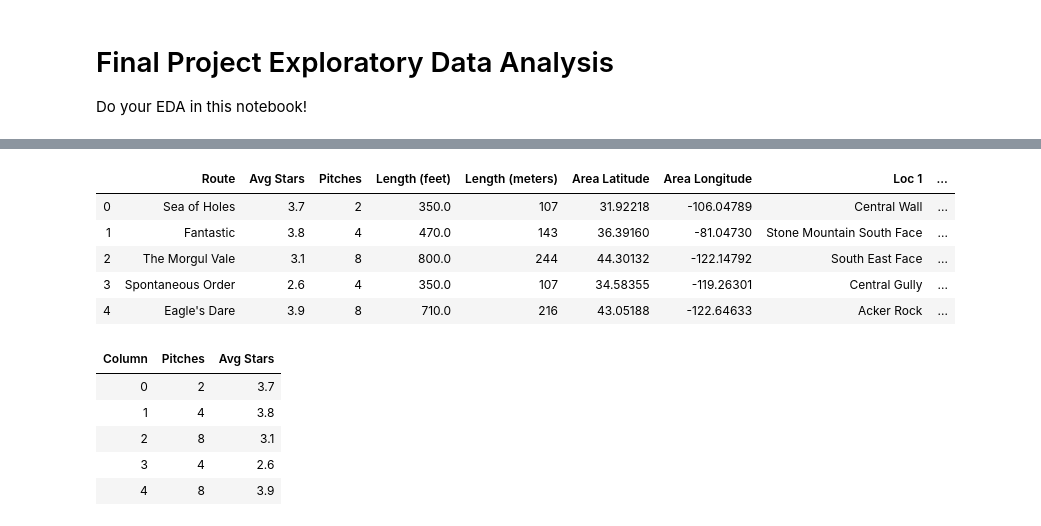
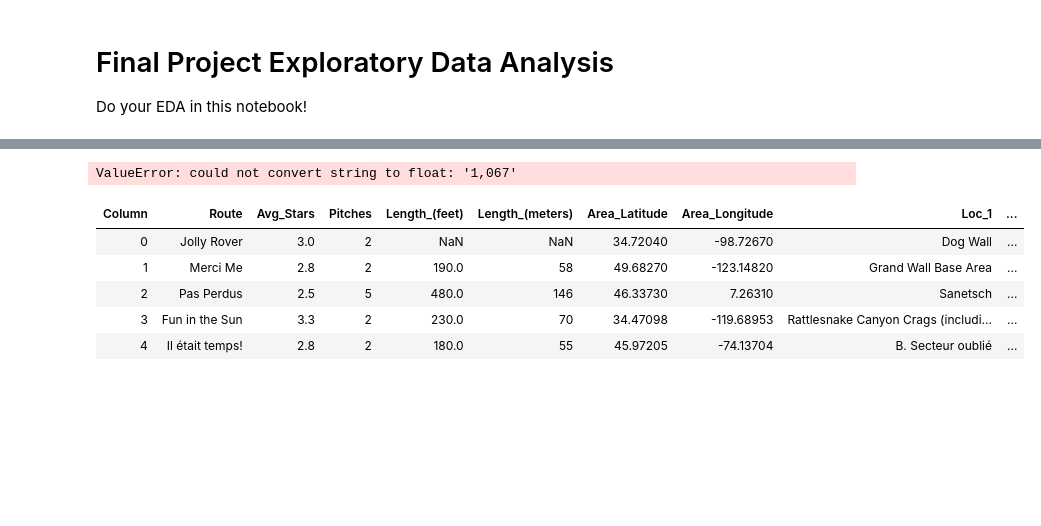
Before and after one commit to andrew2code/multi_pitch, a Jupyter notebook: eda.ipynb, the cells around one changed output, grey strips where cells are left out. Saved outputs shown, nothing was run; the diff lists cells and outputs as text; code cells hidden in the pictures; blank space fills up the shorter version.

```diff
--- a/eda.ipynb
+++ b/eda.ipynb
@@ -7,4 +13,4 @@ import pandas as pd
 # print(f'I am using {pd.__name__} Version: {pd.__version__}.')
 # print(f'It is installed at: {pd.__path__}')
 # %%
-climbing = pd.read_csv('data/data8.csv')
+raw = pd.read_csv('data/sport.csv')
@@ -31,20 +69,16 @@ climbing.head()
+# %%
+climbing['Length_(meters)'].astype('float64')
+# %% [output]
+ValueError: could not convert string to float: '1,067'
 # %%
 cols = list(climbing.columns.values)
-climbing = climbing[[cols[0]]  +cols[2:20] + [cols[1]]]
-climbing.head(5)
+sport = climbing[[cols[0]]  +  cols[1:20] ]
+sport.head(5)
+# KEEP THIS FOR FINAL PROJECT
 # %% [output]
-|  | Route | Avg Stars | Pitches | Length (feet) | Length (meters) | Area Latitude | Area Longitude | Loc 1 | ... |
-| 0 | Sea of Holes | 3.7 | 2 | 350.0 | 107 | 31.92218 | -106.04789 | Central Wall | ... |
-| 1 | Fantastic | 3.8 | 4 | 470.0 | 143 | 36.39160 | -81.04730 | Stone Mountain South Face | ... |
-| 2 | The Morgul Vale | 3.1 | 8 | 800.0 | 244 | 44.30132 | -122.14792 | South East Face | ... |
-| 3 | Spontaneous Order | 2.6 | 4 | 350.0 | 107 | 34.58355 | -119.26301 | Central Gully | ... |
-| 4 | Eagle's Dare | 3.9 | 8 | 710.0 | 216 | 43.05188 | -122.64633 | Acker Rock | ... |
+| Column | Route | Avg_Stars | Pitches | Length_(feet) | Length_(meters) | Area_Latitude | Area_Longitude | Loc_1 | ... |
+| 0 | Jolly Rover | 3.0 | 2 | NaN | NaN | 34.72040 | -98.72670 | Dog Wall | ... |
+| 1 | Merci Me | 2.8 | 2 | 190.0 | 58 | 49.68270 | -123.14820 | Grand Wall Base Area | ... |
+| 2 | Pas Perdus | 2.5 | 5 | 480.0 | 146 | 46.33730 | 7.26310 | Sanetsch | ... |
+| 3 | Fun in the Sun | 3.3 | 2 | 230.0 | 70 | 34.47098 | -119.68953 | Rattlesnake Canyon Crags (includi... | ... |
+| 4 | Il était temps! | 2.8 | 2 | 180.0 | 55 | 45.97205 | -74.13704 | B. Secteur oublié | ... |
-# %%
-climbing[['Pitches', 'Avg Stars']].head()
-# %% [output]
-| Column | Pitches | Avg Stars |
-| 0 | 2 | 3.7 |
-| 1 | 4 | 3.8 |
-| 2 | 8 | 3.1 |
-| 3 | 4 | 2.6 |
-| 4 | 8 | 3.9 |
```
Also changed, not shown: parts of 47 cells of this notebook, 3 other files.
